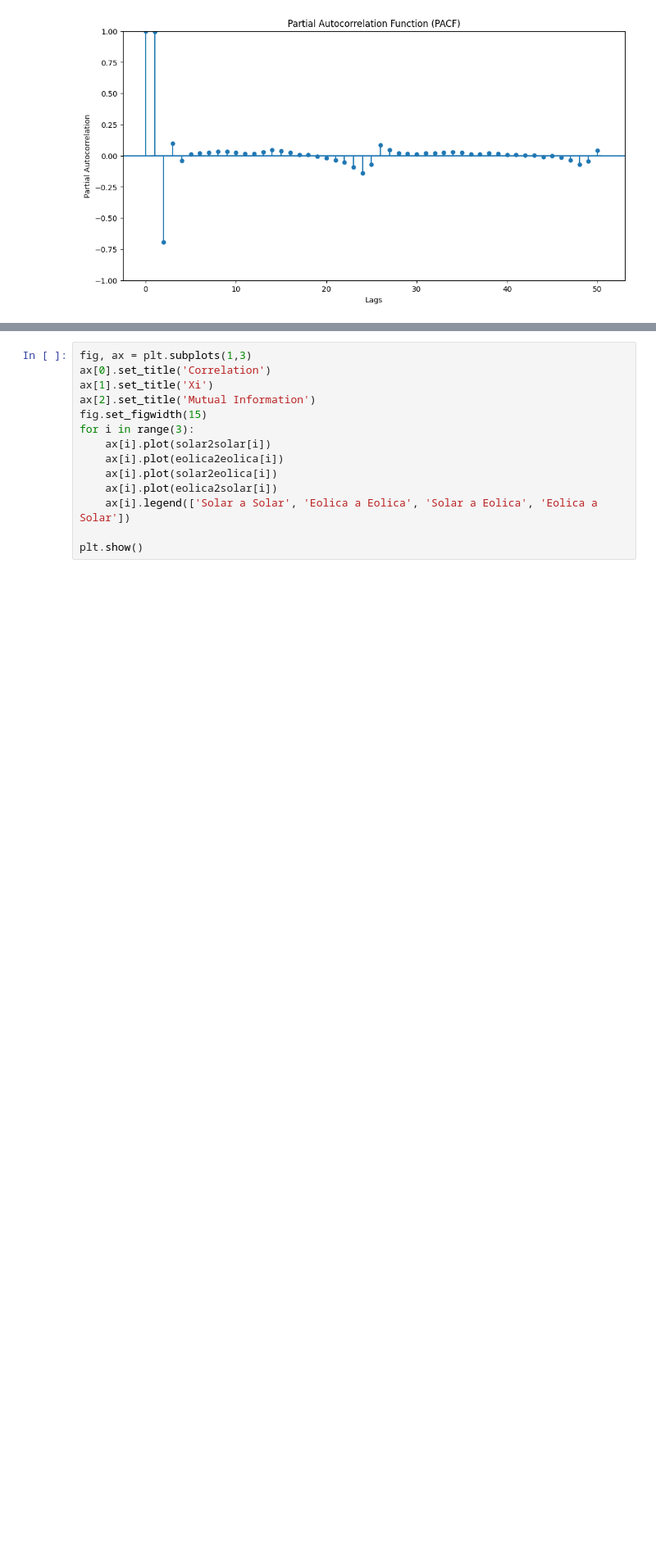
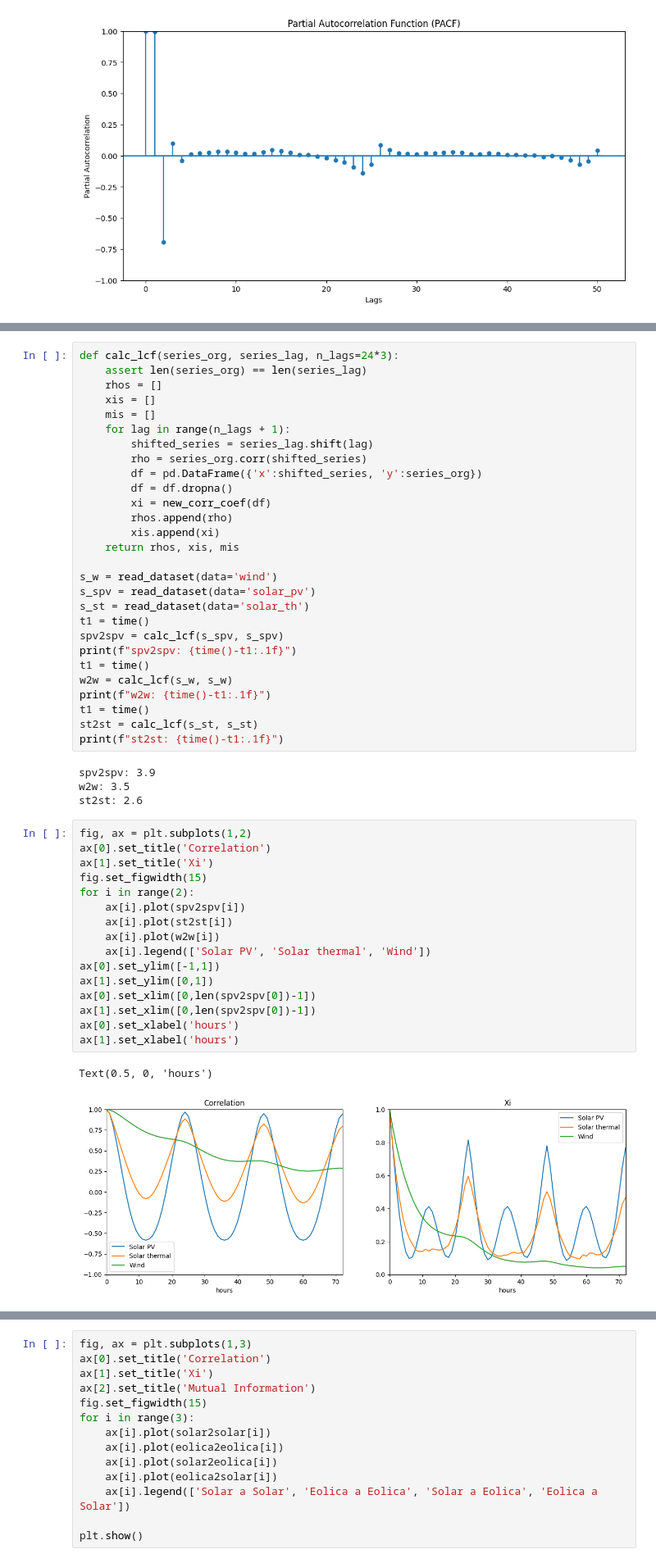
Before and after one commit to fcelya/solar-wind-generation, a Jupyter notebook: data_exploration_acf_pacf.ipynb, the cells around one changed output, grey strips where cells are left out. Shown at 82% size. Cells and saved outputs as stored; diff of their text form; blank space fills up the shorter version.

Commit message:
More data description

```diff
--- a/data_exploration_acf_pacf.ipynb
+++ b/data_exploration_acf_pacf.ipynb
@@ -217,0 +208,51 @@ plt.show()
+# %%
+def calc_lcf(series_org, series_lag, n_lags=24*3):
+    assert len(series_org) == len(series_lag)
+    rhos = []
+    xis = []
+    mis = []
+    for lag in range(n_lags + 1):
+        shifted_series = series_lag.shift(lag)
+        rho = series_org.corr(shifted_series)
+        df = pd.DataFrame({'x':shifted_series, 'y':series_org})
+        df = df.dropna()
+        xi = new_corr_coef(df)
+        rhos.append(rho)
+        xis.append(xi)
+    return rhos, xis, mis
+
+s_w = read_dataset(data='wind')
+s_spv = read_dataset(data='solar_pv')
+s_st = read_dataset(data='solar_th')
+t1 = time()
+spv2spv = calc_lcf(s_spv, s_spv)
+print(f"spv2spv: {time()-t1:.1f}")
+t1 = time()
+w2w = calc_lcf(s_w, s_w)
+print(f"w2w: {time()-t1:.1f}")
+t1 = time()
+st2st = calc_lcf(s_st, s_st)
+print(f"st2st: {time()-t1:.1f}")
+# %% [output]
+spv2spv: 3.9
+w2w: 3.5
+st2st: 2.6
+# %%
+fig, ax = plt.subplots(1,2)
+ax[0].set_title('Correlation')
+ax[1].set_title('Xi')
+fig.set_figwidth(15)
+for i in range(2):
+    ax[i].plot(spv2spv[i])
+    ax[i].plot(st2st[i])
+    ax[i].plot(w2w[i])
+    ax[i].legend(['Solar PV', 'Solar thermal', 'Wind'])
+ax[0].set_ylim([-1,1])
+ax[1].set_ylim([0,1])
+ax[0].set_xlim([0,len(spv2spv[0])-1])
+ax[1].set_xlim([0,len(spv2spv[0])-1])
+ax[0].set_xlabel('hours')
+ax[1].set_xlabel('hours')
+# %% [output]
+Text(0.5, 0, 'hours')
+[figure, added]
```
Also changed, not shown: parts of 18 cells of this notebook, 7 other files.
